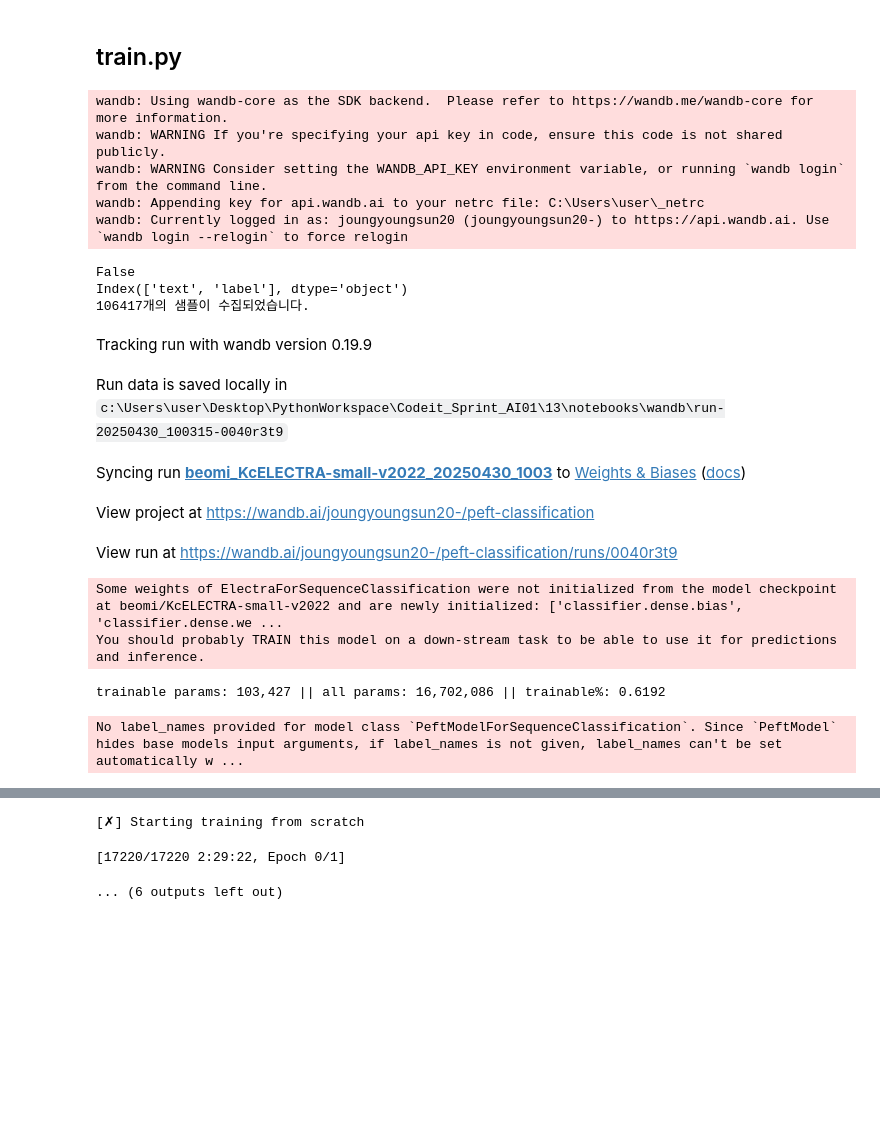
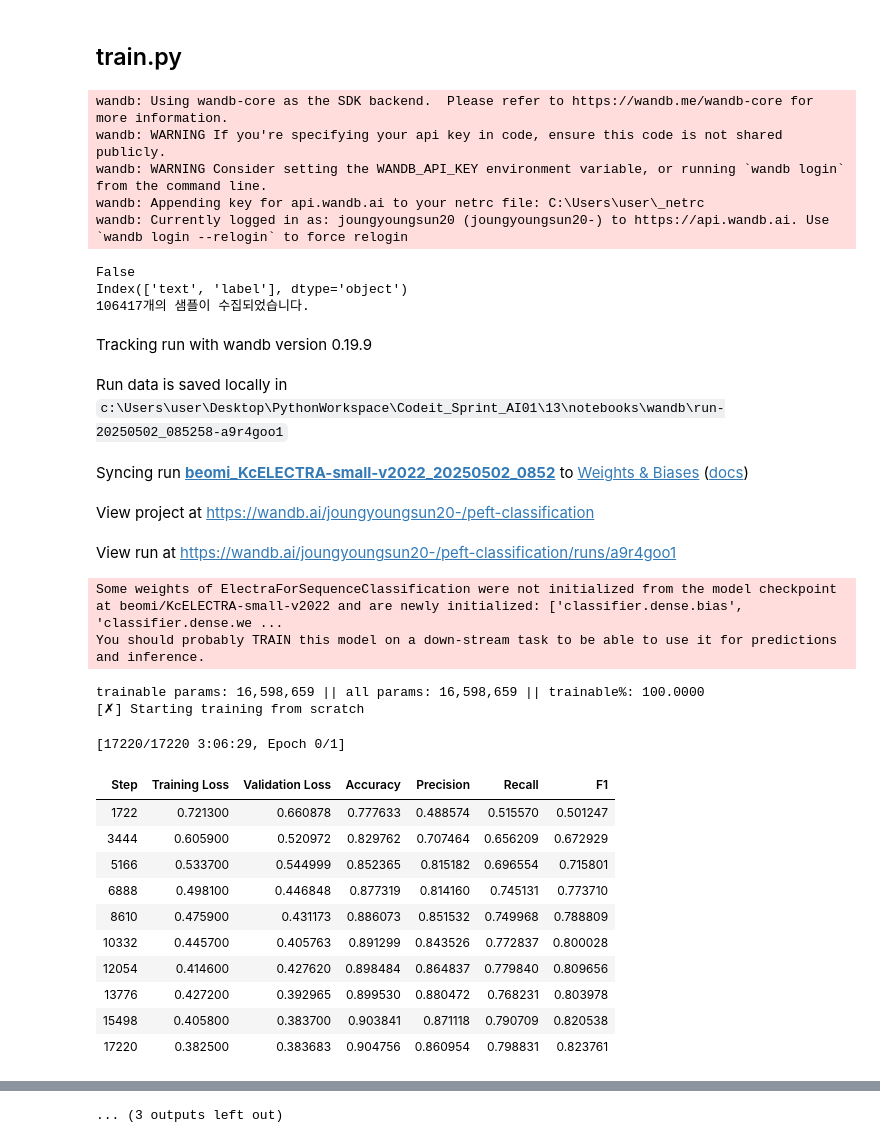
Before and after one commit to YS-2357/Codeit_Sprint_AI01, a Jupyter notebook: 13/notebooks/13_1팀_정영선.ipynb, the cells around one changed output, grey strips where cells are left out. Saved outputs shown, nothing was run; the diff lists cells and outputs as text; code cells hidden in the pictures; blank space fills up the shorter version.

```diff
--- a/13/notebooks/13_1팀_정영선.ipynb
+++ b/13/notebooks/13_1팀_정영선.ipynb
@@ -313,9 +520,10 @@ data_config = {
     "text_output": True,    # True면 원문 포함
 
     # model
-    # "train_layers": [
-    #     "classifier",
-    # ],
+    "train_layers": [
+        "electra",
+        "classifier",
+    ],
 }
 # %%
 df = get_df(data_config["data_dir"])
@@ -844,9 +1050,10 @@ data_config = {
     "text_output": True,    # True면 원문 포함
 
     # model
-    # "train_layers": [
-    #     "classifier",
-    # ],
+    "train_layers": [
+        "electra",
+        "classifier",
+    ],
 }
 
 
@@ -869,37 +1076,49 @@ trainer_config = {
 
     # "resume_from_checkpoint": "C:/Users/user/Desktop/PythonWorkspace/Codeit_Sprint_AI01/13/results/beomi/KcELECTRA-base_20250426_1730/checkpoint-4501",
 }
 
 from peft import LoraConfig, TaskType
 
 peft_config = LoraConfig(
     task_type=TaskType.SEQ_CLS,
     inference_mode=False,
     r=2,
     lora_alpha=8,
     lora_dropout=0.05,
     target_modules=["key", "query", "value"]
 )
 
 import wandb
-wandb.login(key="d96360caa2ca3fa72006523172f7c3e30085f64c")
+wandb.login()
 
-model = run_train_and_eval(data_config, trainer_config, peft_config)
+model = run_train_and_eval(data_config, trainer_config)
 # %% [output]
 wandb: Using wandb-core as the SDK backend.  Please refer to https://wandb.me/wandb-core for more information.
 wandb: WARNING If you're specifying your api key in code, ensure this code is not shared publicly.
 wandb: WARNING Consider setting the WANDB_API_KEY environment variable, or running `wandb login` from the command line.
 wandb: Appending key for api.wandb.ai to your netrc file: C:\Users\user\_netrc
 wandb: Currently logged in as: joungyoungsun20 (joungyoungsun20-) to https://api.wandb.ai. Use `wandb login --relogin` to force relogin
 False
 Index(['text', 'label'], dtype='object')
 106417개의 샘플이 수집되었습니다.
 Tracking run with wandb version 0.19.9
-Run data is saved locally in c:\Users\user\Desktop\PythonWorkspace\Codeit_Sprint_AI01\13\notebooks\wandb\run-20250430_100315-0040r3t9
+Run data is saved locally in c:\Users\user\Desktop\PythonWorkspace\Codeit_Sprint_AI01\13\notebooks\wandb\run-20250502_085258-a9r4goo1
-Syncing run beomi_KcELECTRA-small-v2022_20250430_1003 to Weights & Biases (docs)
+Syncing run beomi_KcELECTRA-small-v2022_20250502_0852 to Weights & Biases (docs)
 View project at https://wandb.ai/joungyoungsun20-/peft-classification
-View run at https://wandb.ai/joungyoungsun20-/peft-classification/runs/0040r3t9
+View run at https://wandb.ai/joungyoungsun20-/peft-classification/runs/a9r4goo1
 Some weights of ElectraForSequenceClassification were not initialized from the model checkpoint at beomi/KcELECTRA-small-v2022 and are newly initialized: ['classifier.dense.bias', 'classifier.dense.we ...
 You should probably TRAIN this model on a down-stream task to be able to use it for predictions and inference.
-trainable params: 103,427 || all params: 16,702,086 || trainable%: 0.6192
+trainable params: 16,598,659 || all params: 16,598,659 || trainable%: 100.0000
+[✗] Starting training from scratch
-No label_names provided for model class `PeftModelForSequenceClassification`. Since `PeftModel` hides base models input arguments, if label_names is not given, label_names can't be set automatically w ...
+[17220/17220 3:06:29, Epoch 0/1]
+| Step | Training Loss | Validation Loss | Accuracy | Precision | Recall | F1 |
+| 1722 | 0.721300 | 0.660878 | 0.777633 | 0.488574 | 0.515570 | 0.501247 |
+| 3444 | 0.605900 | 0.520972 | 0.829762 | 0.707464 | 0.656209 | 0.672929 |
+| 5166 | 0.533700 | 0.544999 | 0.852365 | 0.815182 | 0.696554 | 0.715801 |
+| 6888 | 0.498100 | 0.446848 | 0.877319 | 0.814160 | 0.745131 | 0.773710 |
+| 8610 | 0.475900 | 0.431173 | 0.886073 | 0.851532 | 0.749968 | 0.788809 |
+| 10332 | 0.445700 | 0.405763 | 0.891299 | 0.843526 | 0.772837 | 0.800028 |
+| 12054 | 0.414600 | 0.427620 | 0.898484 | 0.864837 | 0.779840 | 0.809656 |
+| 13776 | 0.427200 | 0.392965 | 0.899530 | 0.880472 | 0.768231 | 0.803978 |
+| 15498 | 0.405800 | 0.383700 | 0.903841 | 0.871118 | 0.790709 | 0.820538 |
+| 17220 | 0.382500 | 0.383683 | 0.904756 | 0.860954 | 0.798831 | 0.823761 |
@@ -906,3 +1126 @@ No label_names provided for model class `PeftModelForSequenceClassification`. Si
-[✗] Starting training from scratch
+... (3 outputs left out)
-[17220/17220 2:29:22, Epoch 0/1]
-... (6 outputs left out)
```
Also changed, not shown: parts of 14 cells of this notebook, 3 other files.
